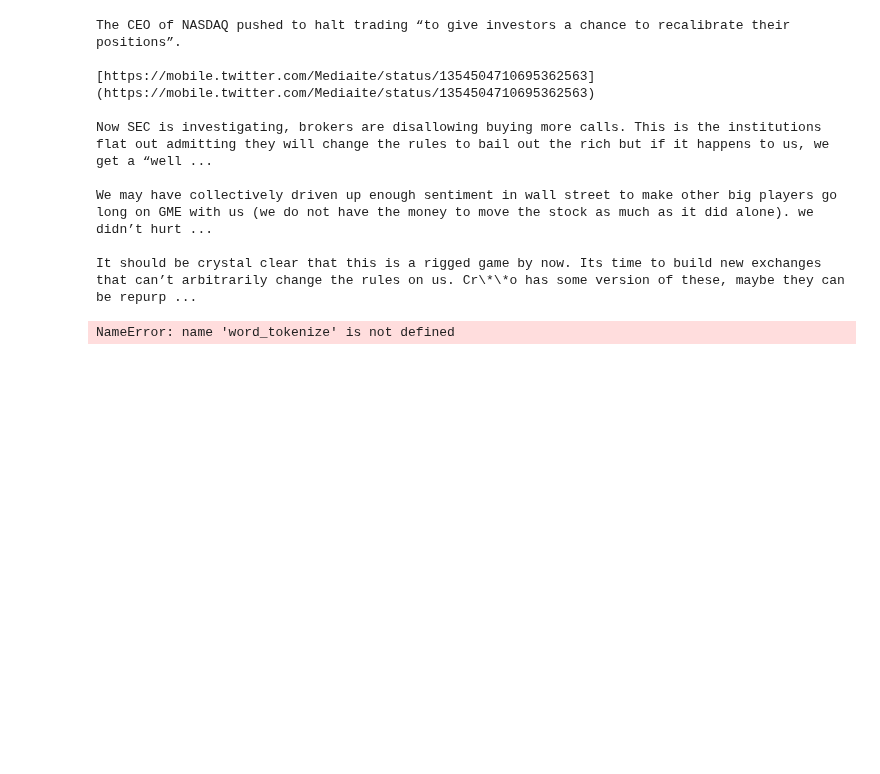
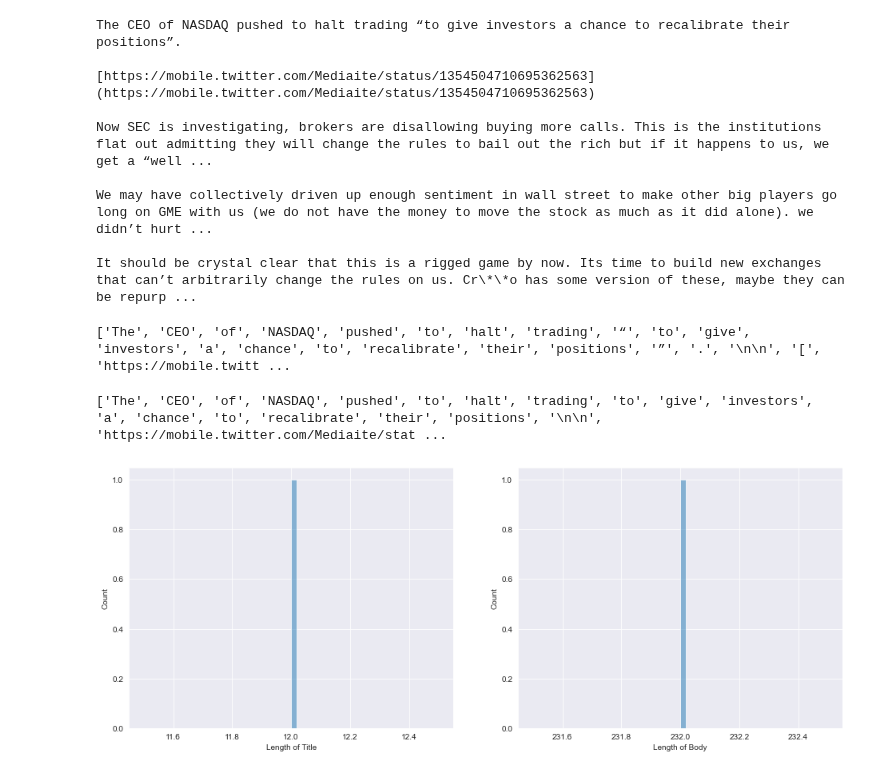
Before and after one commit to JeremiahKamama/Spacy-Analysis, a Jupyter notebook: notebooks/exploration.ipynb, the cells around one changed output. Drawn from its saved outputs; the diff is of its cells as text; code cells hidden in the pictures; blank space fills up the shorter version.

```diff
--- a/notebooks/exploration.ipynb
+++ b/notebooks/exploration.ipynb
@@ -197,14 +196,56 @@ print([token.text for token in body])
+# %%
+
+def text_clean(text):
+    text = ""
+
+    # Replacing Handlers with Empty String
+    text = re.sub('@[^\s]+','',text)
+
+    # Replacing URLs with Empty String
+    text = re.sub(r"http\S+", "",text)
+
+    # Remove all the special characters
+    text = ' '.join(re.findall(r'\w+', text))
+
+    # Replacing Single Characters with Empty String
+    text = re.sub(r'\s+[a-zA-Z]\s+', ' ', text)
+
+    # Removing Extra Spaces
+    text = re.sub(r'\s+', ' ', text, flags=re.I)
+
+    return text
+# %%
+ body = text_clean(body)
+# %%
+token_list = []
+for token in body:
+    token_list.append(token.text)
+
+filter_sentence = []
+
+for word in token_list:
+    lexeme = nlp.vocab[word]
+    if lexeme.is_punct == False:
+        filter_sentence.append(word)
+
+print(token_list)
+# %% [output]
+['The', 'CEO', 'of', 'NASDAQ', 'pushed', 'to', 'halt', 'trading', '“', 'to', 'give', 'investors', 'a', 'chance', 'to', 'recalibrate', 'their', 'positions', '”', '.', '\n\n', '[', 'https://mobile.twitt ...
+# %%
+print(filter_sentence)
+# %% [output]
+['The', 'CEO', 'of', 'NASDAQ', 'pushed', 'to', 'halt', 'trading', 'to', 'give', 'investors', 'a', 'chance', 'to', 'recalibrate', 'their', 'positions', '\n\n', 'https://mobile.twitter.com/Mediaite/stat ...
 # %%
-title_length = [len(word_tokenize(text)) for text in wsb_title]
-body_length = [len(word_tokenize(text)) for text in wsb_body]
+title_length = [len(title)]
+body_length = [len(filter_sentence)]
 
 fig, (axis1, axis2) = plt.subplots(1,2, figsize=(16,6))
 sns.histplot(title_length, bins=50, kde=True, ax= axis1)
 sns.histplot(body_length, bins=50, kde=True, ax= axis2)
 
 axis1.set_xlabel("Length of Title")
 axis2.set_xlabel("Length of Body")
 
 plt.show()
 # %% [output]
-NameError: name 'word_tokenize' is not defined
+[figure, added]
```
Also changed, not shown: parts of 2 cells of this notebook.
